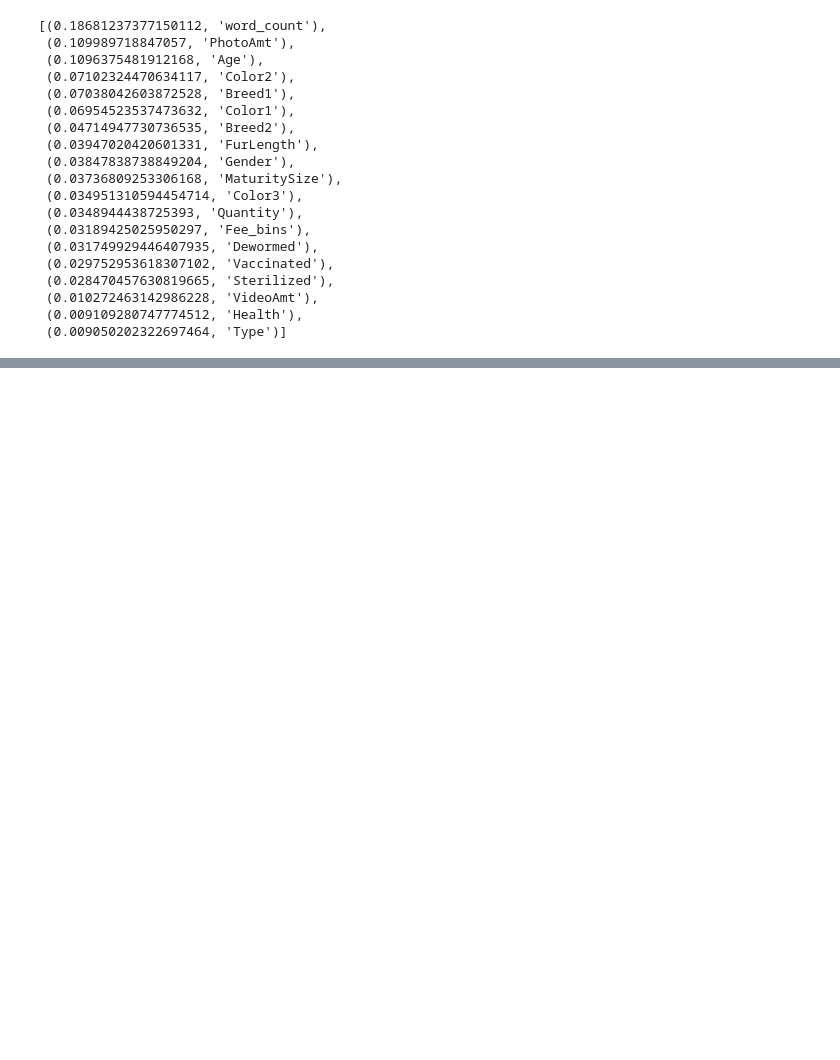
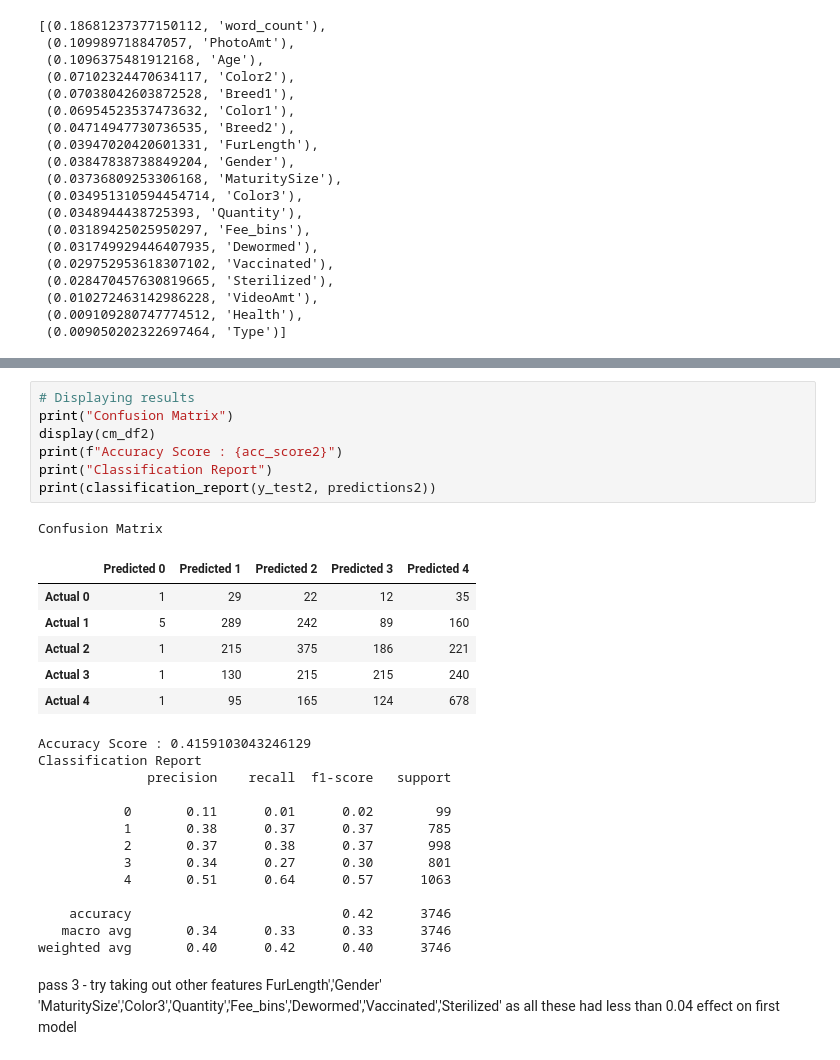
Before and after one commit to trosie3/UofODataViz_Final_Project, a Jupyter notebook: MLmodel.ipynb, the cells around one changed output, grey strips where cells are left out. Cells and saved outputs as stored; diff of their text form; blank space fills up the shorter version.

```diff
--- a/MLmodel.ipynb
+++ b/MLmodel.ipynb
@@ -239,0 +294,30 @@ sorted(zip(rf_model.feature_importances_, X.columns), reverse=True)
+# %%
+# Displaying results
+print("Confusion Matrix")
+display(cm_df2)
+print(f"Accuracy Score : {acc_score2}")
+print("Classification Report")
+print(classification_report(y_test2, predictions2))
+# %% [output]
+Confusion Matrix
+|  | Predicted 0 | Predicted 1 | Predicted 2 | Predicted 3 | Predicted 4 |
+| Actual 0 | 1 | 29 | 22 | 12 | 35 |
+| Actual 1 | 5 | 289 | 242 | 89 | 160 |
+| Actual 2 | 1 | 215 | 375 | 186 | 221 |
+| Actual 3 | 1 | 130 | 215 | 215 | 240 |
+| Actual 4 | 1 | 95 | 165 | 124 | 678 |
+Accuracy Score : 0.4159103043246129
+Classification Report
+              precision    recall  f1-score   support
+
+           0       0.11      0.01      0.02        99
+           1       0.38      0.37      0.37       785
+           2       0.37      0.38      0.37       998
+           3       0.34      0.27      0.30       801
+           4       0.51      0.64      0.57      1063
+
+    accuracy                           0.42      3746
+   macro avg       0.34      0.33      0.33      3746
+weighted avg       0.40      0.42      0.40      3746
+# %% [markdown]
+pass 3 - try taking out other features FurLength','Gender' 'MaturitySize','Color3','Quantity','Fee_bins','Dewormed','Vaccinated','Sterilized' as all these had less than 0.04 effect on first model
```
Also changed, not shown: parts of 23 cells of this notebook.
